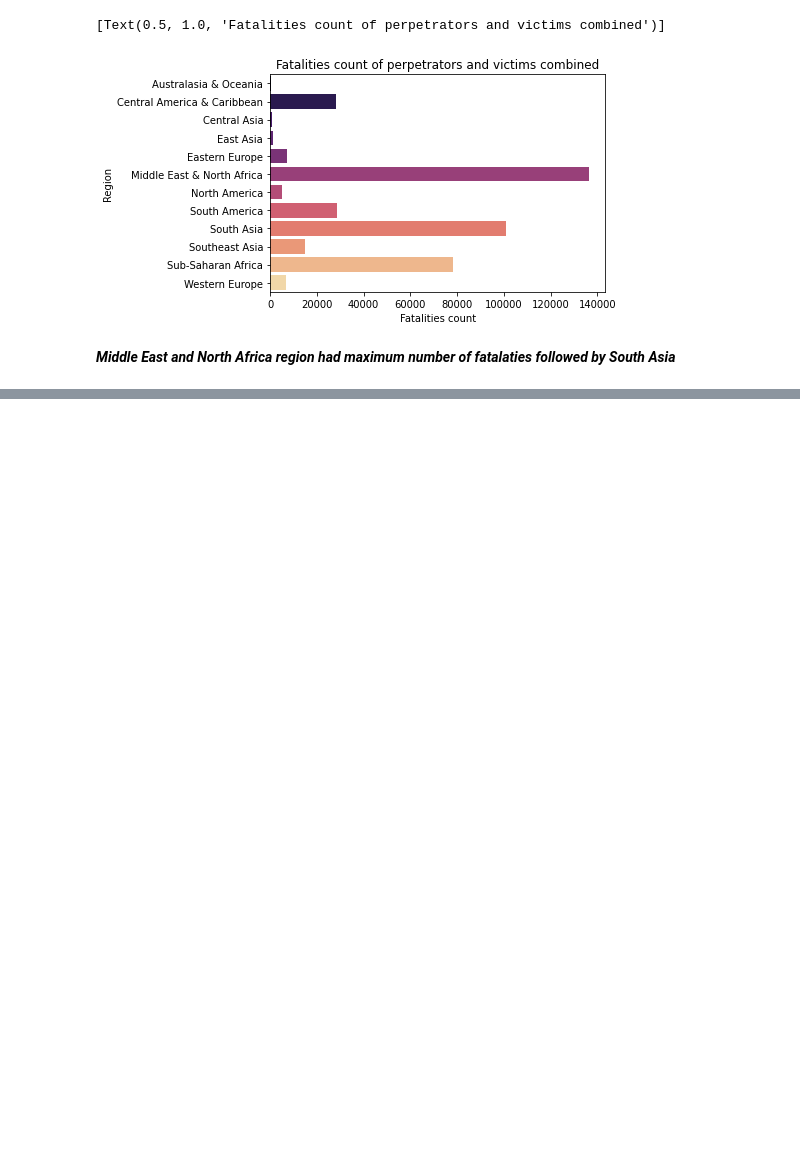
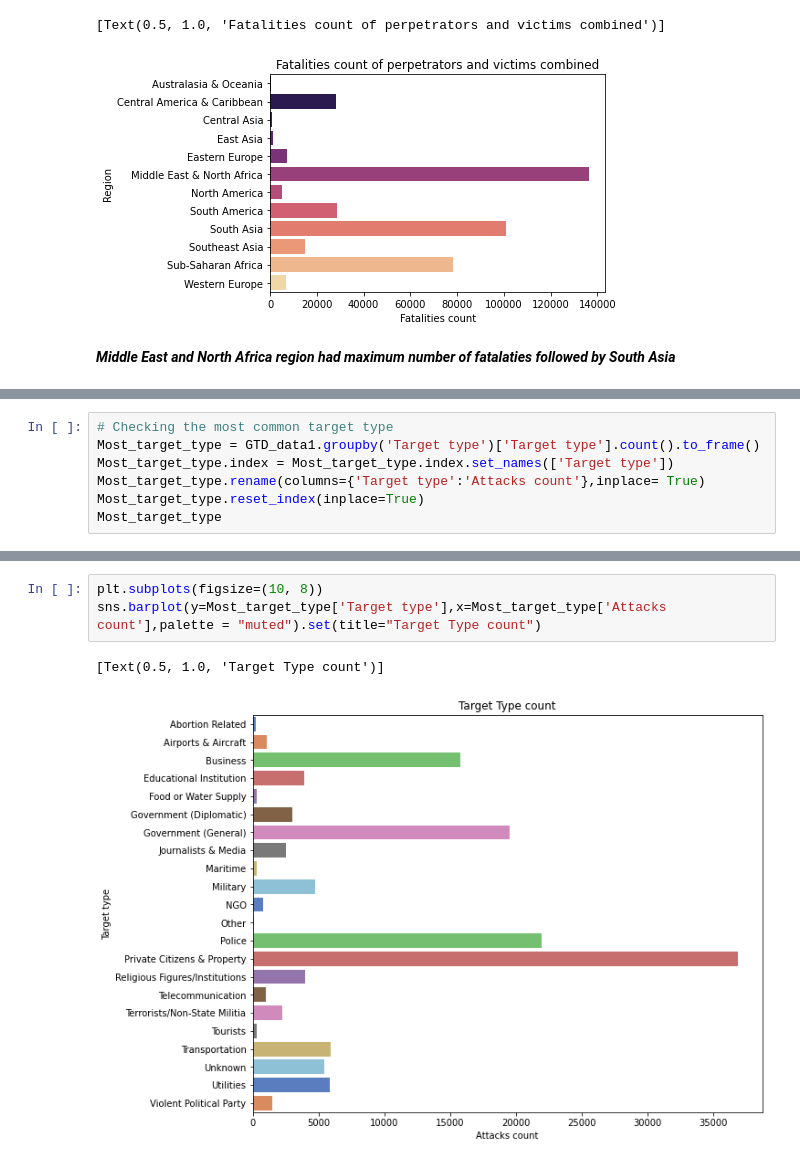
Before and after one commit to vishal00200/Global_Terrorism_Analysis, a Jupyter notebook: Global_Terrorism_Analysis.ipynb, the cells around one changed output, grey strips where cells are left out. Cells and saved outputs as stored; diff of their text form; blank space fills up the shorter version.

```diff
--- a/Global_Terrorism_Analysis.ipynb
+++ b/Global_Terrorism_Analysis.ipynb
@@ -481,0 +534,7 @@ sns.barplot(y=GTD_data_selected['Region'],x=GTD_data_selected['Fatalities count'
+# %%
+# Checking the most common target type
+Most_target_type = GTD_data1.groupby('Target type')['Target type'].count().to_frame()
+Most_target_type.index = Most_target_type.index.set_names(['Target type'])
+Most_target_type.rename(columns={'Target type':'Attacks count'},inplace= True)
+Most_target_type.reset_index(inplace=True)
+Most_target_type
@@ -481,0 +559,6 @@ sns.barplot(y=GTD_data_selected['Region'],x=GTD_data_selected['Fatalities count'
+# %%
+plt.subplots(figsize=(10, 8))
+sns.barplot(y=Most_target_type['Target type'],x=Most_target_type['Attacks count'],palette = "muted").set(title="Target Type count")
+# %% [output]
+[Text(0.5, 1.0, 'Target Type count')]
+[figure, added]
```
Also changed, not shown: parts of 27 cells of this notebook.
